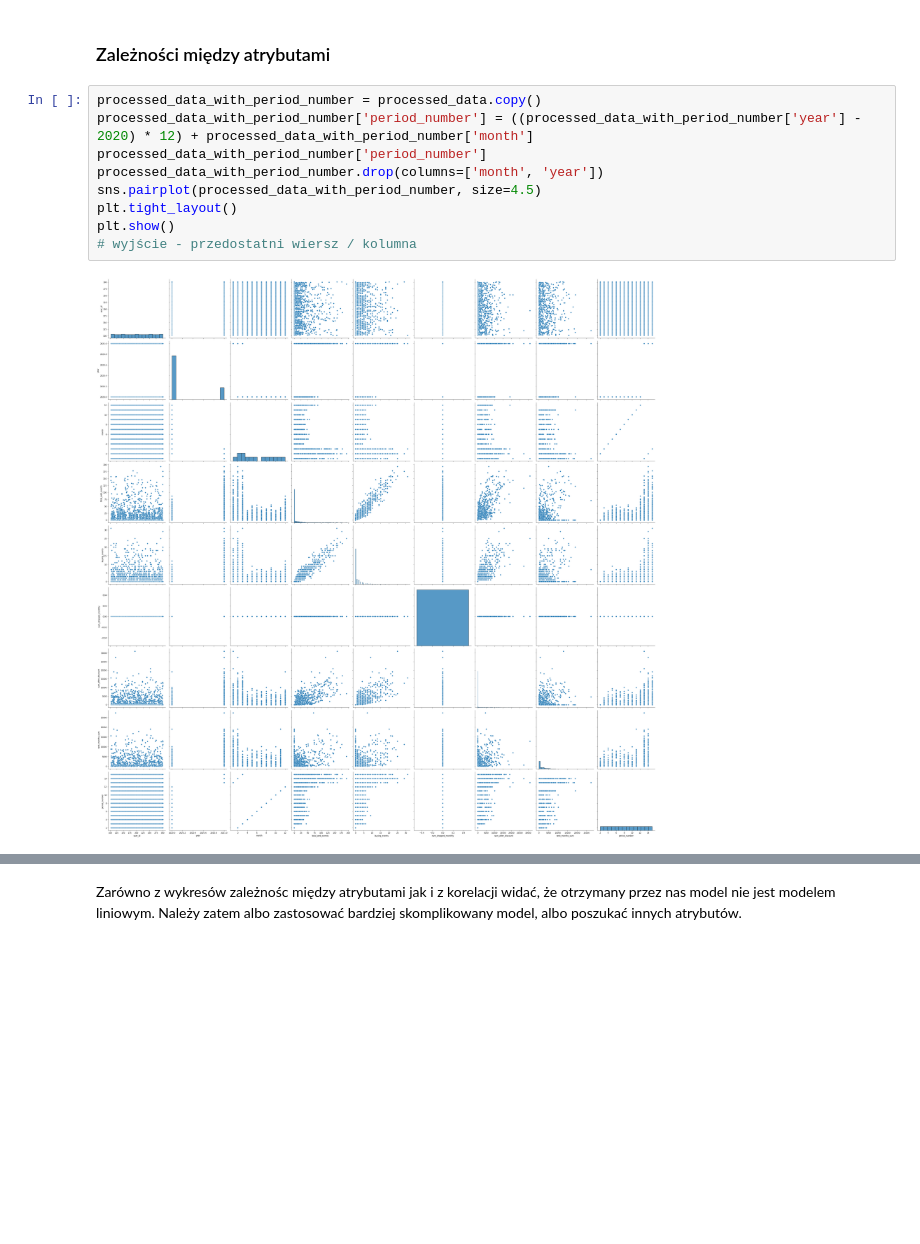
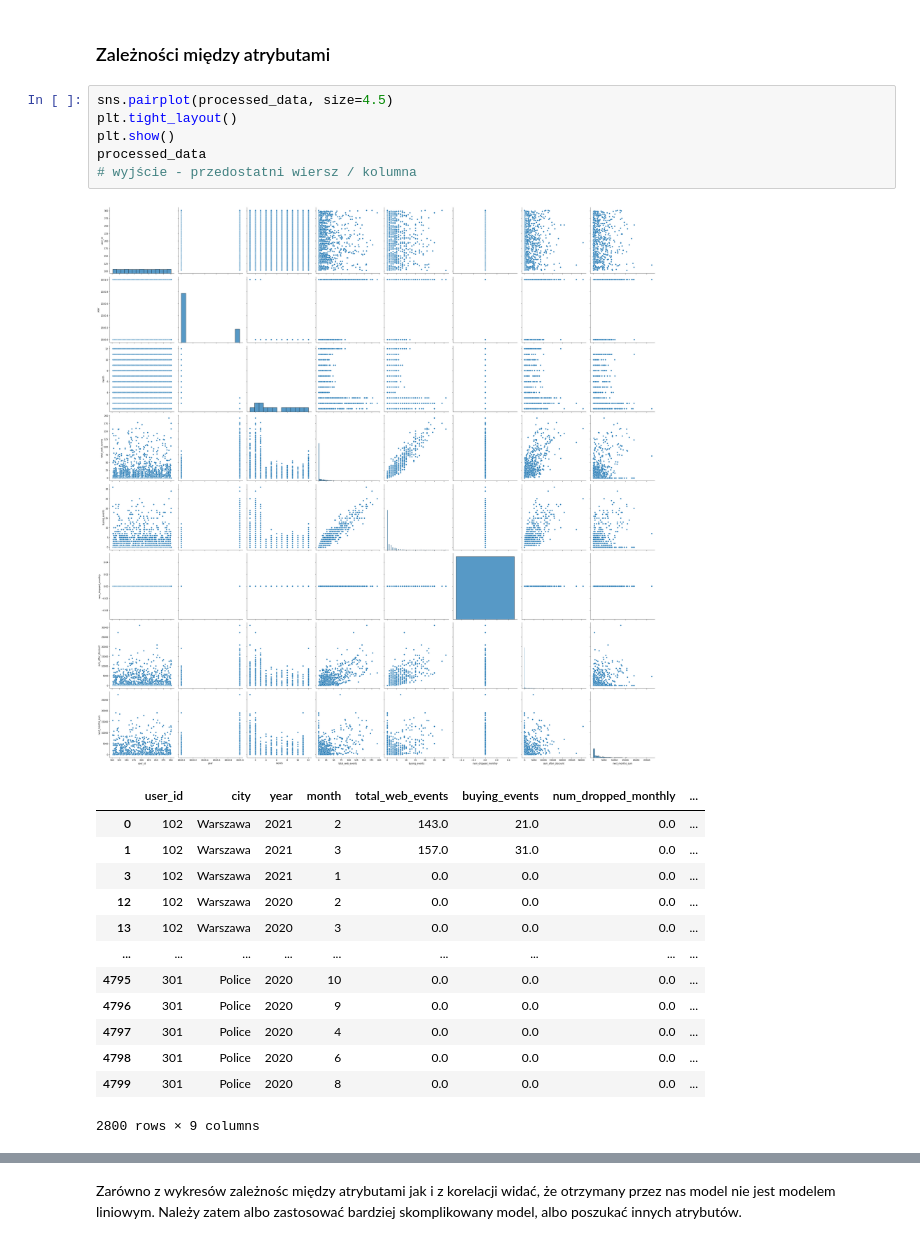
Before and after one commit to amasiukevich/IUM_shop, a Jupyter notebook: EDA.ipynb, the cells around one changed output, grey strips where cells are left out. Drawn from its saved outputs; the diff is of its cells as text; blank space fills up the shorter version.

```diff
--- a/EDA.ipynb
+++ b/EDA.ipynb
@@ -565,14 +587,24 @@ processed_data.to_csv('processed_data.csv')
 # %% [markdown]
 ### Zależności między atrybutami
 # %%
-processed_data_with_period_number = processed_data.copy()
-processed_data_with_period_number['period_number'] = ((processed_data_with_period_number['year'] - 2020) * 12) + processed_data_with_period_number['month']
-processed_data_with_period_number['period_number']
-processed_data_with_period_number.drop(columns=['month', 'year'])
-sns.pairplot(processed_data_with_period_number, size=4.5)
+sns.pairplot(processed_data, size=4.5)
 plt.tight_layout()
 plt.show()
+processed_data
 # wyjście - przedostatni wiersz / kolumna
 # %% [output]
-[figure, old version]
+[figure, new version]
+|  | user_id | city | year | month | total_web_events | buying_events | num_dropped_monthly | ... |
+| 0 | 102 | Warszawa | 2021 | 2 | 143.0 | 21.0 | 0.0 | ... |
+| 1 | 102 | Warszawa | 2021 | 3 | 157.0 | 31.0 | 0.0 | ... |
+| 3 | 102 | Warszawa | 2021 | 1 | 0.0 | 0.0 | 0.0 | ... |
+| 12 | 102 | Warszawa | 2020 | 2 | 0.0 | 0.0 | 0.0 | ... |
+| 13 | 102 | Warszawa | 2020 | 3 | 0.0 | 0.0 | 0.0 | ... |
+| ... | ... | ... | ... | ... | ... | ... | ... | ... |
+| 4795 | 301 | Police | 2020 | 10 | 0.0 | 0.0 | 0.0 | ... |
+| 4796 | 301 | Police | 2020 | 9 | 0.0 | 0.0 | 0.0 | ... |
+| 4797 | 301 | Police | 2020 | 4 | 0.0 | 0.0 | 0.0 | ... |
+| 4798 | 301 | Police | 2020 | 6 | 0.0 | 0.0 | 0.0 | ... |
+| 4799 | 301 | Police | 2020 | 8 | 0.0 | 0.0 | 0.0 | ... |
+2800 rows × 9 columns
 # %%
```
Also changed, not shown: parts of 6 cells of this notebook.
